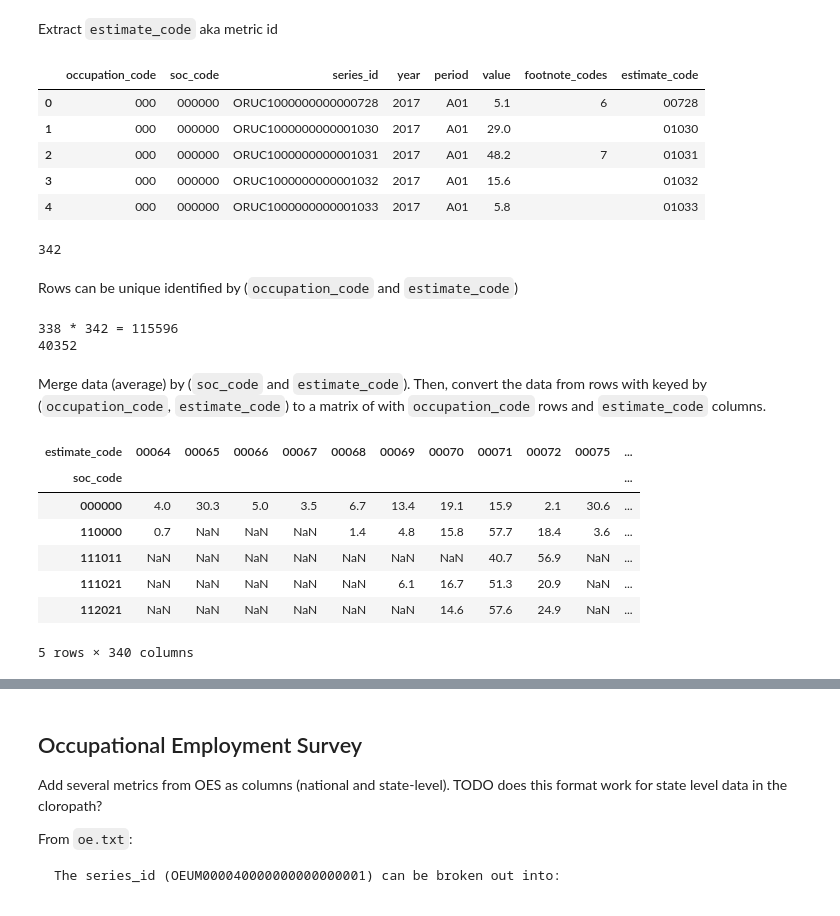
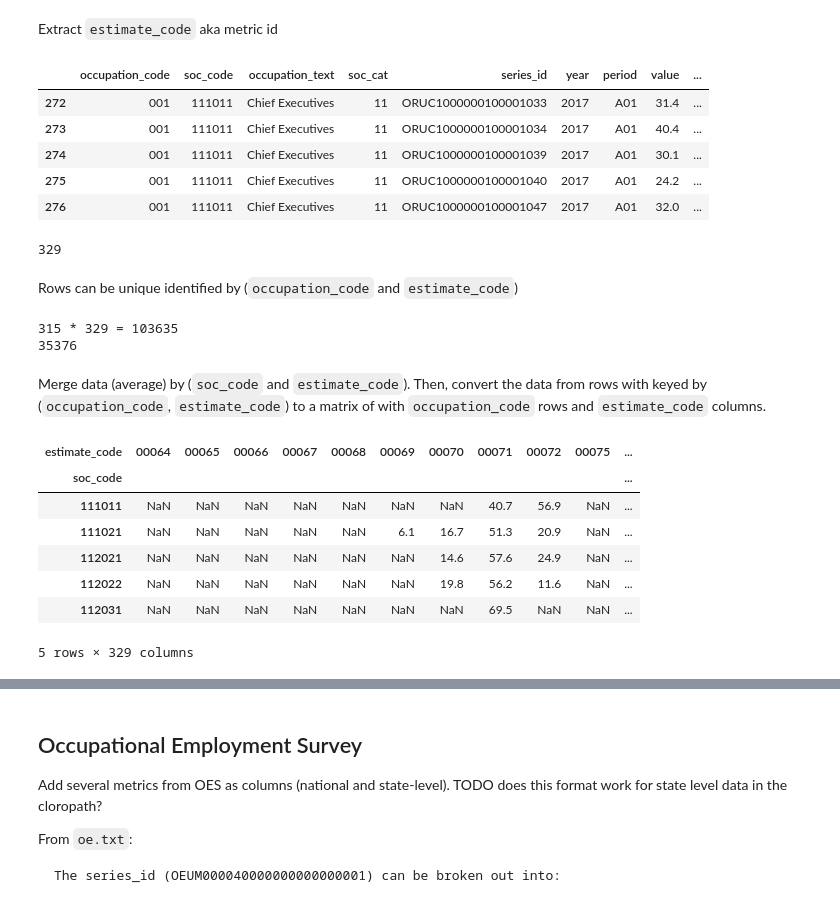
Before and after one commit to bunsenmcdubbs/bls-career-quiz, a Jupyter notebook: data_preproc.ipynb, the cells around one changed output, grey strips where cells are left out. Cells and saved outputs as stored; diff of their text form; code cells hidden in the pictures.

Commit message:
Update metrics, add occupation category, improve display

```diff
--- a/data_preproc.ipynb
+++ b/data_preproc.ipynb
@@ -69,7 +69,16 @@ len(series_prefix.unique()), len(occupation_code.unique())
 # %%
 series['occupation_code'] = series['series_id'].map(lambda a: a[9:12])
 # %%
-occupations = pandas.read_csv('ordata/or.occupation', delimiter='\t', index_col=False, dtype={'occupation_code': str, 'soc_code': str}, usecols=['occupation_code', 'soc_code'])
+occupations = pandas.read_csv(
+    'ordata/or.occupation',
+    delimiter='\t',
+    index_col=False,
+    dtype={'occupation_code': str, 'soc_code': str},
+    usecols=['occupation_code', 'soc_code', 'display_level', 'occupation_text']
+)
 occupations['soc_code'] = occupations['soc_code'].map(lambda a: a[:6]) # convert from ONETSOC to SOC code
+occupations['soc_cat'] = occupations['soc_code'].map(lambda a: a[:2])
+occupations['is_category'] = occupations['display_level'] == 0
+del occupations['display_level']
 occupations.head()
 # %% [output]
@@ -91,0 +101,4 @@ series.head()
+# %%
+series = series[series['is_category'] != True]
+del series['is_category']
+series.head()
@@ -95,16 +115,16 @@ Extract `estimate_code` aka metric id
 series['estimate_code'] = series['series_id'].map(lambda a: a[15:20])
 series.head()
 # %% [output]
-|  | occupation_code | soc_code | series_id | year | period | value | footnote_codes | estimate_code |
-| 0 | 000 | 000000 | ORUC1000000000000728 | 2017 | A01 | 5.1 | 6 | 00728 |
-| 1 | 000 | 000000 | ORUC1000000000001030 | 2017 | A01 | 29.0 |  | 01030 |
-| 2 | 000 | 000000 | ORUC1000000000001031 | 2017 | A01 | 48.2 | 7 | 01031 |
-| 3 | 000 | 000000 | ORUC1000000000001032 | 2017 | A01 | 15.6 |  | 01032 |
-| 4 | 000 | 000000 | ORUC1000000000001033 | 2017 | A01 | 5.8 |  | 01033 |
+|  | occupation_code | soc_code | occupation_text | soc_cat | series_id | year | period | value | ... |
+| 272 | 001 | 111011 | Chief Executives | 11 | ORUC1000000100001033 | 2017 | A01 | 31.4 | ... |
+| 273 | 001 | 111011 | Chief Executives | 11 | ORUC1000000100001034 | 2017 | A01 | 40.4 | ... |
+| 274 | 001 | 111011 | Chief Executives | 11 | ORUC1000000100001039 | 2017 | A01 | 30.1 | ... |
+| 275 | 001 | 111011 | Chief Executives | 11 | ORUC1000000100001040 | 2017 | A01 | 24.2 | ... |
+| 276 | 001 | 111011 | Chief Executives | 11 | ORUC1000000100001047 | 2017 | A01 | 32.0 | ... |
 # %%
 len(series['estimate_code'].unique())
 # %% [output]
-342
+329
 # %% [markdown]
 Rows can be unique identified by (`occupation_code` and `estimate_code`)
 # %%
@@ -115,23 +135,27 @@ print('{} * {} = {}'.format(num_occs, num_ests, num_occs * num_ests))
 print(len(series))
 # because some of the data is 0/missing
 # %% [output]
-338 * 342 = 115596
-40352
+315 * 329 = 103635
+35376
 # %% [markdown]
 Merge data (average) by (`soc_code` and `estimate_code`).
 Then, convert the data from rows with keyed by (`occupation_code`, `estimate_code`) to a matrix of with `occupation_code` rows and `estimate_code` columns.
 # %%
 estimate_values_by_soc = series.groupby(by=('soc_code', 'estimate_code'))['value'].mean()
-orsdata = estimate_values_by_soc.to_frame().pivot_table(index="soc_code", columns="estimate_code", values="value")
+orsdata = estimate_values_by_soc.to_frame().pivot_table(
+    index="soc_code",
+    columns="estimate_code",
+    values="value"
+)
 orsdata.head()
 # %% [output]
 | estimate_code | 00064 | 00065 | 00066 | 00067 | 00068 | 00069 | 00070 | 00071 | 00072 | 00075 | ... |
 | soc_code |  |  |  |  |  |  |  |  |  |  | ... |
-| 000000 | 4.0 | 30.3 | 5.0 | 3.5 | 6.7 | 13.4 | 19.1 | 15.9 | 2.1 | 30.6 | ... |
-| 110000 | 0.7 | NaN | NaN | NaN | 1.4 | 4.8 | 15.8 | 57.7 | 18.4 | 3.6 | ... |
 | 111011 | NaN | NaN | NaN | NaN | NaN | NaN | NaN | 40.7 | 56.9 | NaN | ... |
 | 111021 | NaN | NaN | NaN | NaN | NaN | 6.1 | 16.7 | 51.3 | 20.9 | NaN | ... |
 | 112021 | NaN | NaN | NaN | NaN | NaN | NaN | 14.6 | 57.6 | 24.9 | NaN | ... |
+| 112022 | NaN | NaN | NaN | NaN | NaN | NaN | 19.8 | 56.2 | 11.6 | NaN | ... |
+| 112031 | NaN | NaN | NaN | NaN | NaN | NaN | NaN | 69.5 | NaN | NaN | ... |
-5 rows × 340 columns
+5 rows × 329 columns
 # %%
 orsdata.to_csv('ordata-processed.csv')
```
Also changed, not shown: parts of 12 cells of this notebook, 6 other files.
